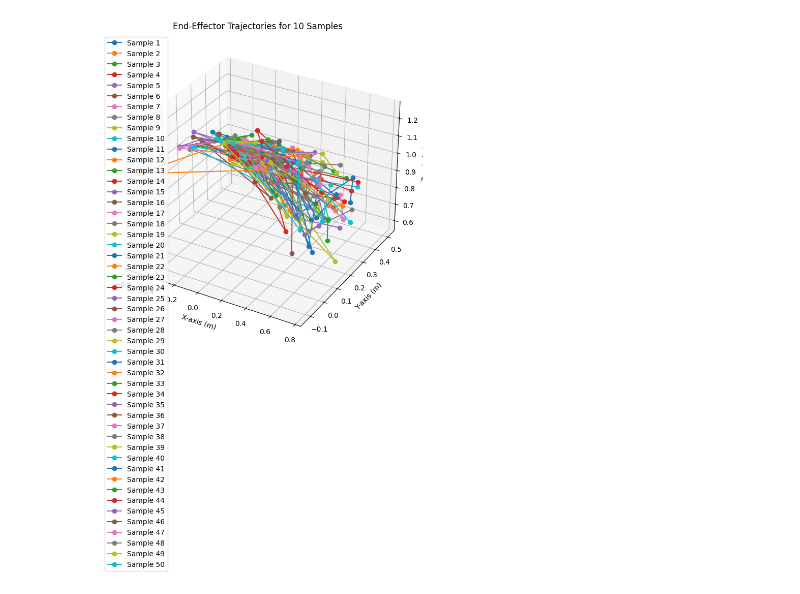
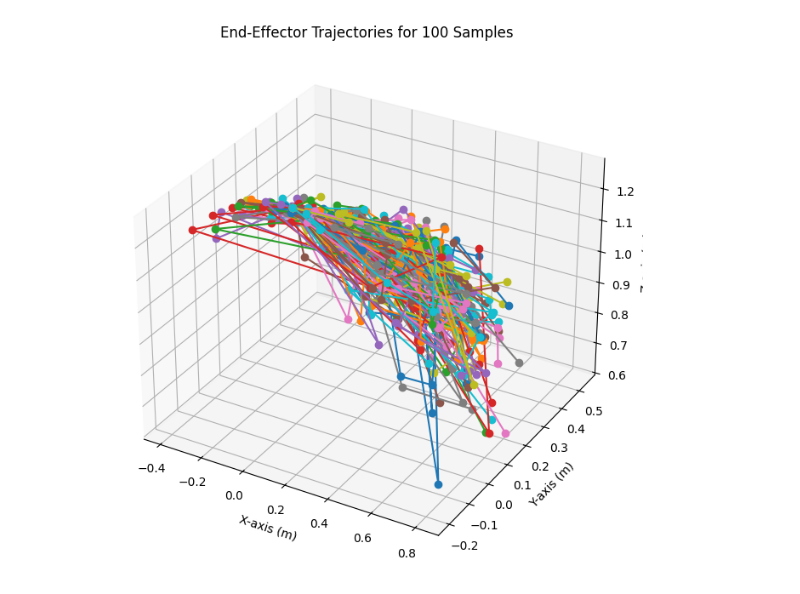
Before and after one commit to rohith-poola/MR, a Jupyter notebook: Project1/scripts/run_arm.ipynb, the cells around one changed output. Drawn from its saved outputs; the diff is of its cells as text; code cells hidden in the pictures.

```diff
--- a/Project1/scripts/run_arm.ipynb
+++ b/Project1/scripts/run_arm.ipynb
@@ -158,7 +136,7 @@ nominal_control = np.array([
 ee_link_index = num_joints - 1
 
 # Set number of samples and noise characteristics
-num_samples = 50
+num_samples = 100
 noise_mean = 0.0
 noise_std = 0.2  # Standard deviation of noise
 
@@ -203,32 +183,32 @@ p.disconnect()
 # %%
 import numpy as np
 import matplotlib.pyplot as plt
 from mpl_toolkits.mplot3d import Axes3D
 
 # Create a 3D plot
 fig = plt.figure(figsize=(8, 8))
 ax = fig.add_subplot(111, projection='3d')
 
 # Plot each sample trajectory
 for sample_idx in range(ee_positions_samples.shape[0]):
     trajectory = ee_positions_samples[sample_idx]
     x_vals = trajectory[:, 0]
     y_vals = trajectory[:, 1]
     z_vals = trajectory[:, 2]
 
     # Plot trajectory with markers at each timestep
     ax.plot(x_vals, y_vals, z_vals, marker='o', label=f"Sample {sample_idx + 1}")
 
 # Add labels
-ax.set_title("End-Effector Trajectories for 10 Samples")
+ax.set_title("End-Effector Trajectories for 100 Samples")
 ax.set_xlabel("X-axis (m)")
 ax.set_ylabel("Y-axis (m)")
 ax.set_zlabel("Z-axis (m)")
 
 # Show legend
-ax.legend()
+# ax.legend()
 
 # Show the plot
 plt.show()
 # %% [output]
-[figure, old version]
+[figure, new version]
```
Also changed, not shown: parts of 3 cells of this notebook, 15 other files.
